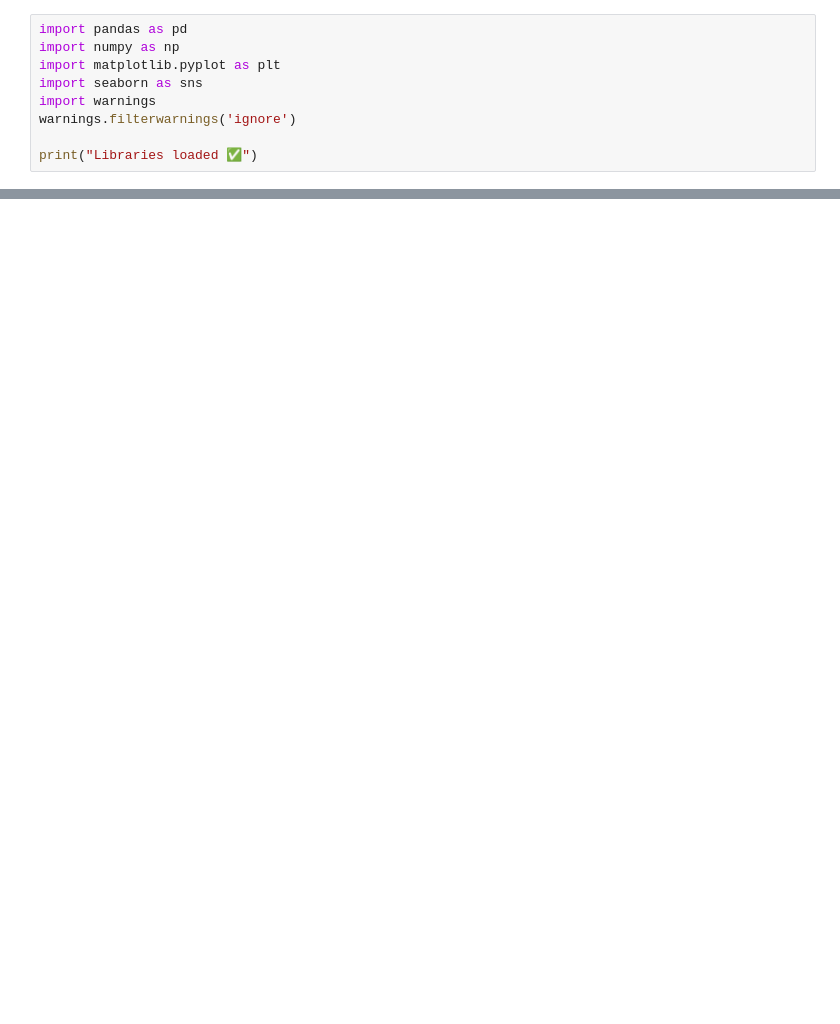
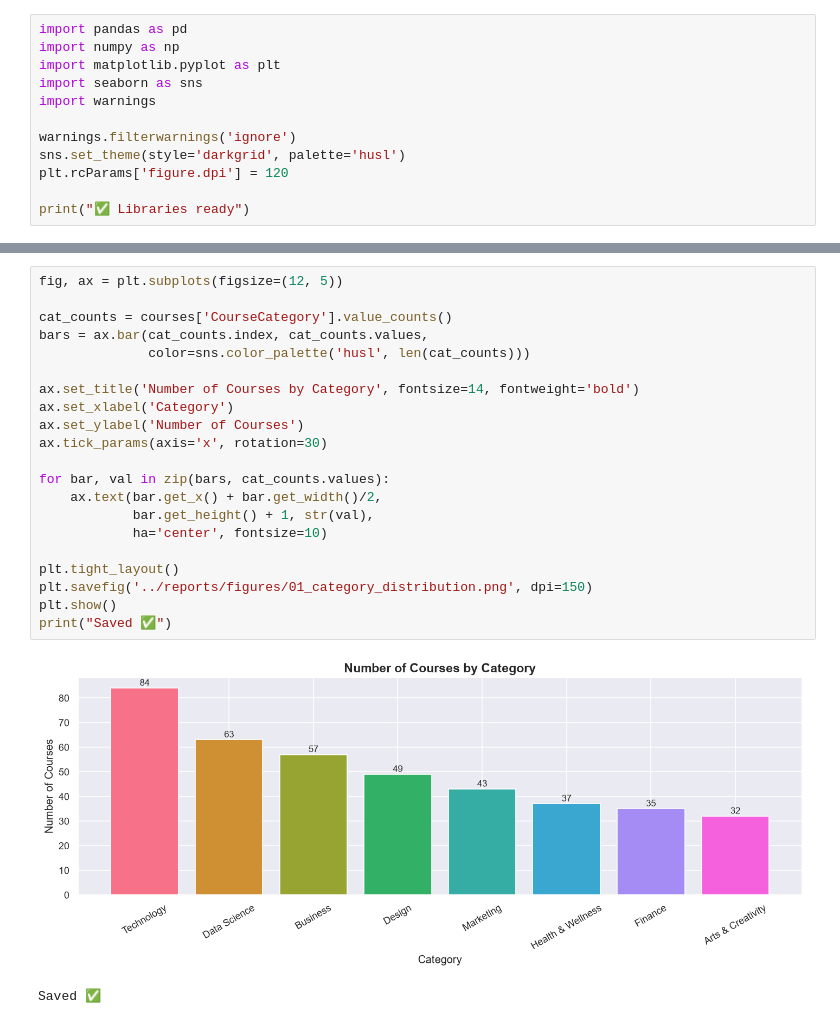
Before and after one commit to anubhavmaurya22/EduPro-Learner-Intelligence-Platform, a Jupyter notebook: edupro/notebooks/01_eda.ipynb, the cells around one changed output, grey strips where cells are left out. Drawn from its saved outputs; the diff is of its cells as text; blank space fills up the shorter version.

```diff
--- a/edupro/notebooks/01_eda.ipynb
+++ b/edupro/notebooks/01_eda.ipynb
@@ -4,7 +4,10 @@ import numpy as np
 import matplotlib.pyplot as plt
 import seaborn as sns
 import warnings
+
 warnings.filterwarnings('ignore')
+sns.set_theme(style='darkgrid', palette='husl')
+plt.rcParams['figure.dpi'] = 120
 
-print("Libraries loaded ✅")
+print("✅ Libraries ready")
 # %% [output]
@@ -192,0 +144,24 @@ Saved to reports/figures/ ✅
+# %%
+fig, ax = plt.subplots(figsize=(12, 5))
+
+cat_counts = courses['CourseCategory'].value_counts()
+bars = ax.bar(cat_counts.index, cat_counts.values,
+              color=sns.color_palette('husl', len(cat_counts)))
+
+ax.set_title('Number of Courses by Category', fontsize=14, fontweight='bold')
+ax.set_xlabel('Category')
+ax.set_ylabel('Number of Courses')
+ax.tick_params(axis='x', rotation=30)
+
+for bar, val in zip(bars, cat_counts.values):
+    ax.text(bar.get_x() + bar.get_width()/2,
+            bar.get_height() + 1, str(val),
+            ha='center', fontsize=10)
+
+plt.tight_layout()
+plt.savefig('../reports/figures/01_category_distribution.png', dpi=150)
+plt.show()
+print("Saved ✅")
+# %% [output]
+[figure, added]
+Saved ✅
```
Also changed, not shown: parts of 12 cells of this notebook, 23 other files.
